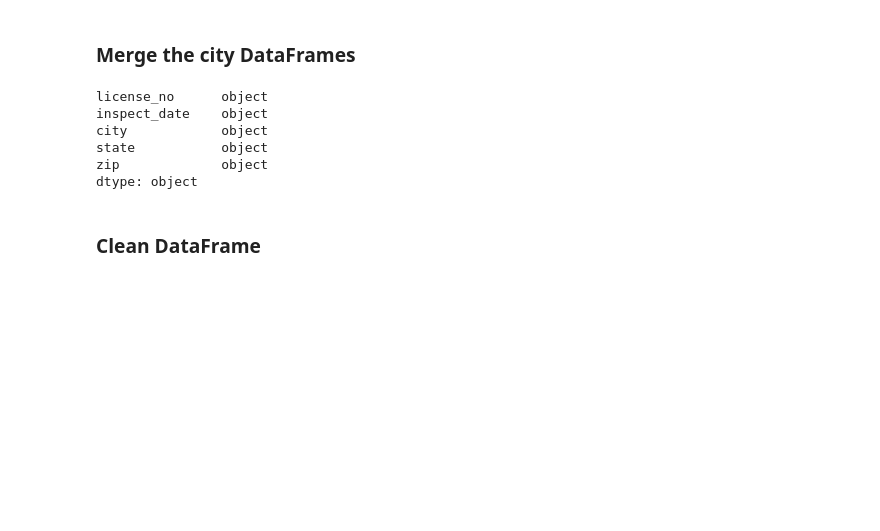
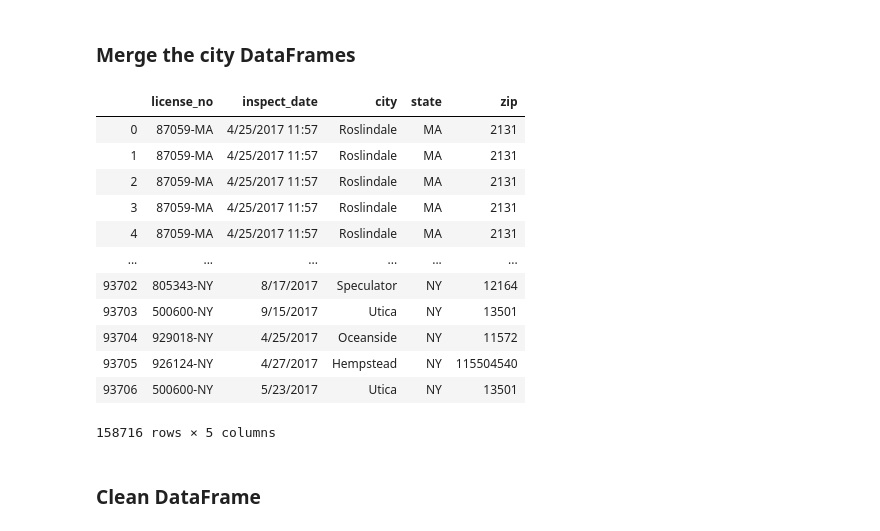
Before and after one commit to keithhorbin/Food-Inspection-ETL, a Jupyter notebook: ETL Justin.ipynb, the cells around one changed output. Saved outputs shown, nothing was run; the diff lists cells and outputs as text; code cells hidden in the pictures; blank space fills up the shorter version.

```diff
--- a/ETL.ipynb
+++ b/ETL Justin.ipynb
@@ -191,15 +191,23 @@ new_nyc_data_df
 # %%
 merge_df = pd.concat([new_boston_data_df, new_chicago_data_df, new_nyc_data_df])
 merge_df['city'] = merge_df['city'].str.title()
 merge_df['state'] = merge_df['state'].str.upper()
 merge_df.dtypes
+merge_df
 # %% [output]
+|  | license_no | inspect_date | city | state | zip |
+| 0 | 87059-MA | 4/25/2017 11:57 | Roslindale | MA | 2131 |
+| 1 | 87059-MA | 4/25/2017 11:57 | Roslindale | MA | 2131 |
+| 2 | 87059-MA | 4/25/2017 11:57 | Roslindale | MA | 2131 |
+| 3 | 87059-MA | 4/25/2017 11:57 | Roslindale | MA | 2131 |
+| 4 | 87059-MA | 4/25/2017 11:57 | Roslindale | MA | 2131 |
+| ... | ... | ... | ... | ... | ... |
+| 93702 | 805343-NY | 8/17/2017 | Speculator | NY | 12164 |
+| 93703 | 500600-NY | 9/15/2017 | Utica | NY | 13501 |
+| 93704 | 929018-NY | 4/25/2017 | Oceanside | NY | 11572 |
+| 93705 | 926124-NY | 4/27/2017 | Hempstead | NY | 115504540 |
+| 93706 | 500600-NY | 5/23/2017 | Utica | NY | 13501 |
-license_no      object
-inspect_date    object
-city            object
-state           object
-zip             object
-dtype: object
+158716 rows × 5 columns
 # %% [markdown]
 ### Clean DataFrame
 # %% [markdown]
```
Also changed, not shown: parts of 4 cells of this notebook, 1 other file.
